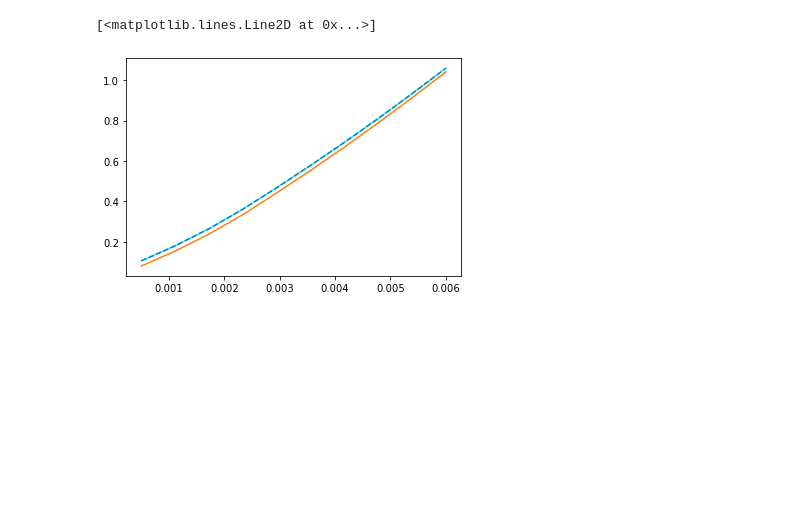
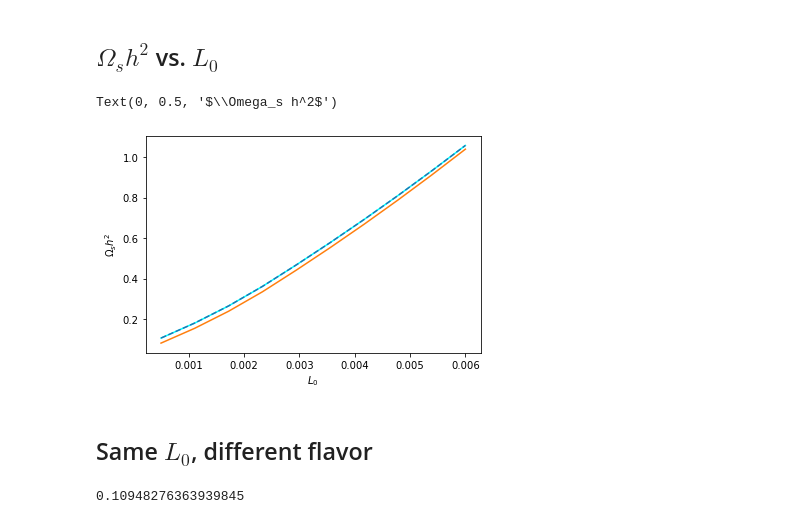
Before and after one commit to nuLABatUSD/dm_sterile_production, a Jupyter notebook: Testing_Sterile_Production_function.ipynb, the cells around one changed output. Saved outputs shown, nothing was run; the diff lists cells and outputs as text; code cells hidden in the pictures; blank space fills up the shorter version.

Commit message:
testng sterile_production function

```diff
--- a/Testing_Sterile_Production_function.ipynb
+++ b/Testing_Sterile_Production_function.ipynb
@@ -6,6 +6,8 @@ import ODEsolver as solve
 from run import g, temp, gs, gss
 from run import with_spline_ODE, steps_taken
 import Emma as E
+# %% [markdown]
+## $\Omega_s h^2$ vs. $L_0$
 # %%
 lep_values = np.linspace(5e-4, 60e-4, 10)
 oh2_values_e = np.zeros(len(lep_values))
@@ -19,7 +21,17 @@ for i in range(len(lep_values)):
 # %%
 plt.plot(lep_values, oh2_values_e, color = 'cyan')
 plt.plot(lep_values, oh2_values_mu,'--')
 plt.plot(lep_values, oh2_values_tau)
+plt.xlabel('$L_0$')
+plt.ylabel('$\Omega_s h^2$')
 # %% [output]
-[<matplotlib.lines.Line2D at 0x...>]
+Text(0, 0.5, '$\\Omega_s h^2$')
-[figure, old version]
+[figure, new version]
+# %% [markdown]
+## Same $L_0$, different flavor
+# %%
+E.sterile_production(4000, 'electron', 0.064, 10**(-10), 7.6e-4, make_plot=False)
+E.sterile_production(4000, 'muon', 0.064, 10**(-10), 7.6e-4, make_plot=False)
+E.sterile_production(4000, 'tau', 0.064, 10**(-10), 7.6e-4, make_plot=False)
+# %% [output]
+0.10948276363939845
```
Also changed, not shown: parts of 5 cells of this notebook.
